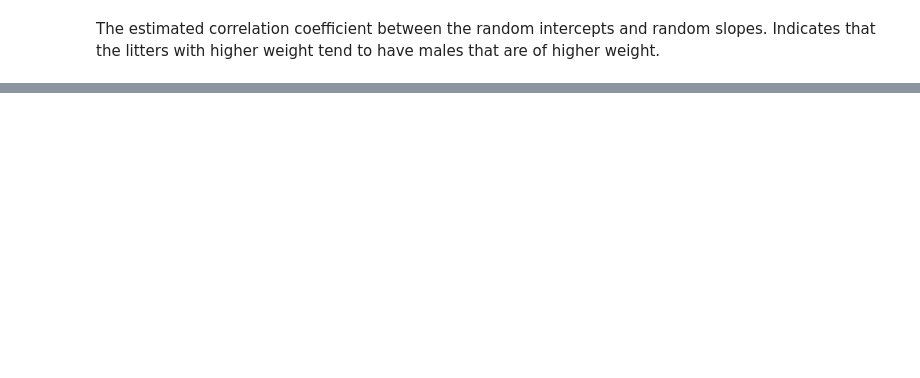
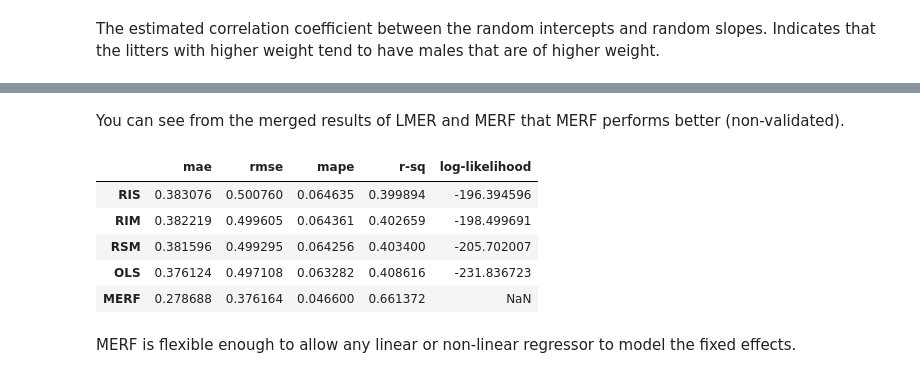
Before and after one commit to oneoffcoder/books, a Jupyter notebook: sphinx/datascience/source/mixed-effect-regression.ipynb, the cells around one changed output, grey strips where cells are left out. Saved outputs shown, nothing was run; the diff lists cells and outputs as text; code cells hidden in the pictures; blank space fills up the shorter version.

```diff
--- a/sphinx/datascience/source/mixed-effect-regression.ipynb
+++ b/sphinx/datascience/source/mixed-effect-regression.ipynb
@@ -259,12 +218,12 @@ Note the use of `re_formula` and string literal formula?
 # %%
-model = smf.mixedlm(
+ris_model = smf.mixedlm(
         formula='''weight ~ litsize + C(treatment) + C(sex, Treatment('Male'))''',
         data=df,
         groups='litter',
         re_formula = '1 + C(sex)') \
     .fit()
 
-model.summary()
+ris_model.summary()
 # %% [output]
 | Model: | MixedLM | Dependent Variable: | weight |
 | No. Observations: | 322 | Method: | REML |
@@ -281,11 +240,3 @@ model.summary()
 | litter Var | 0.063 | 0.074 |  |  |  |  |
 | litter x C(sex)[T.Male] Cov | 0.028 | 0.044 |  |  |  |  |
 | C(sex)[T.Male] Var | 0.013 | 0.062 |  |  |  |  |
-# %%
-y_pred  = model.predict(df)
-pd.Series([
-    mean_absolute_error(df['weight'], y_pred),
-    mean_squared_error(df['weight'], y_pred, squared=False),
-    mean_absolute_percentage_error(df['weight'], y_pred),
-    r2_score(df['weight'], y_pred), model.llf],
-    index=['mae', 'rmse', 'mape', 'r-sq', 'log-likelihood'])
@@ -304,0 +320,15 @@ model.params['litter x C(sex)[T.Male] Cov'] / np.sqrt(model.params['litter Var']
+# %%
+sex_map = {'Male': 1, 'Female': 0}
+treatment_map = {'Control': 0, 'Low': 1, 'High': 2}
+
+X = df[['litsize', 'treatment', 'sex']] \
+        .assign(
+            sex=lambda d: d['sex'].map(sex_map),
+            treatment=lambda d: d['treatment'].map(treatment_map)
+        )
+Z = pd.DataFrame({'Z': np.ones(X.shape[0])}, index=X.index)
+Z = df[['sex']].assign(sex=lambda d: d['sex'].map(sex_map))
+clusters = df['litter']
+y = df['weight']
+
+X.shape, Z.shape, y.shape, clusters.shape
@@ -304,0 +368,15 @@ model.params['litter x C(sex)[T.Male] Cov'] / np.sqrt(model.params['litter Var']
+# %% [markdown]
+You can see from the merged results of LMER and MERF that MERF performs better (non-validated).
+# %%
+merf_df = pd.DataFrame([get_performance(merf, X, y, Z, clusters)], index=['MERF'])
+
+pd.concat([lmer_df, merf_df])
+# %% [output]
+|  | mae | rmse | mape | r-sq | log-likelihood |
+| RIS | 0.383076 | 0.500760 | 0.064635 | 0.399894 | -196.394596 |
+| RIM | 0.382219 | 0.499605 | 0.064361 | 0.402659 | -198.499691 |
+| RSM | 0.381596 | 0.499295 | 0.064256 | 0.403400 | -205.702007 |
+| OLS | 0.376124 | 0.497108 | 0.063282 | 0.408616 | -231.836723 |
+| MERF | 0.278688 | 0.376164 | 0.046600 | 0.661372 | NaN |
+# %% [markdown]
+MERF is flexible enough to allow any linear or non-linear regressor to model the fixed effects.
```
Also changed, not shown: parts of 28 cells of this notebook.
